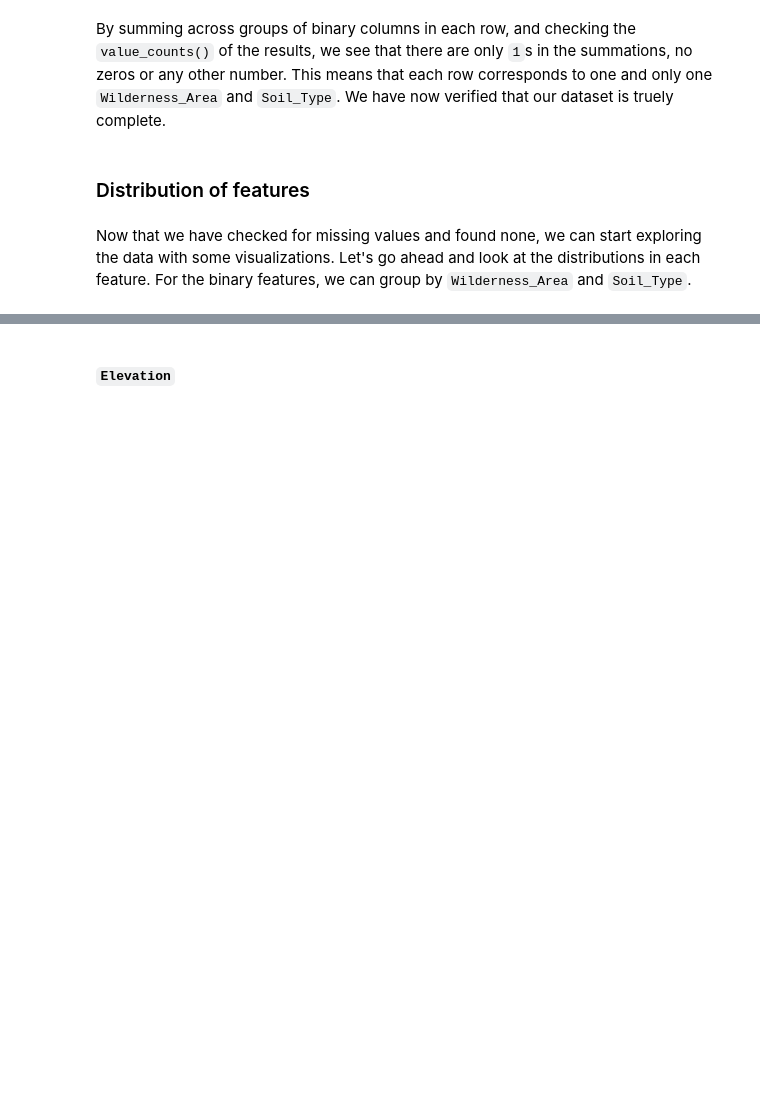
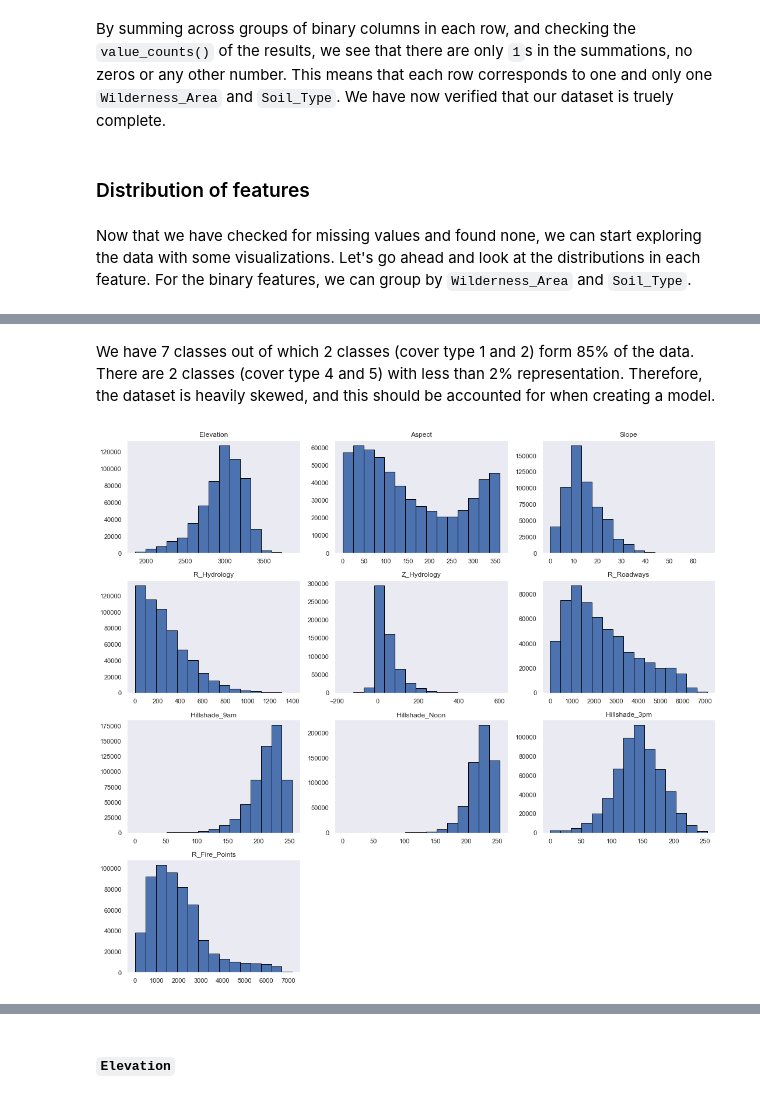
Before and after one commit to JardinDantzler/DS160_Final_Project_CNP_JDD, a Jupyter notebook: DS160_Final_Project_CNP_JDD.ipynb, the cells around one changed output, grey strips where cells are left out. Drawn from its saved outputs; the diff is of its cells as text; code cells hidden in the pictures; blank space fills up the shorter version.

```diff
--- a/DS160_Final_Project_CNP_JDD.ipynb
+++ b/DS160_Final_Project_CNP_JDD.ipynb
@@ -266,0 +291,10 @@ Now that we have checked for missing values and found none, we can start explori
+# %% [markdown]
+We have 7 classes out of which 2 classes (cover type 1 and 2) form 85% of the data. There are 2 classes (cover type 4 and 5) with less than 2% representation. Therefore, the dataset is heavily skewed, and this should be accounted for when creating a model.
+# %%
+fig = data[cont_attributes].hist(bins=15, edgecolor='black', linewidth=1.0,
+                            xlabelsize=11, ylabelsize=11, figsize=(10, 9),
+                            grid=False)
+
+plt.tight_layout(rect=(0, 0, 1.5, 1.5))
+# %% [output]
+[figure, added]
```
Also changed, not shown: parts of 62 cells of this notebook, 13 other files.
